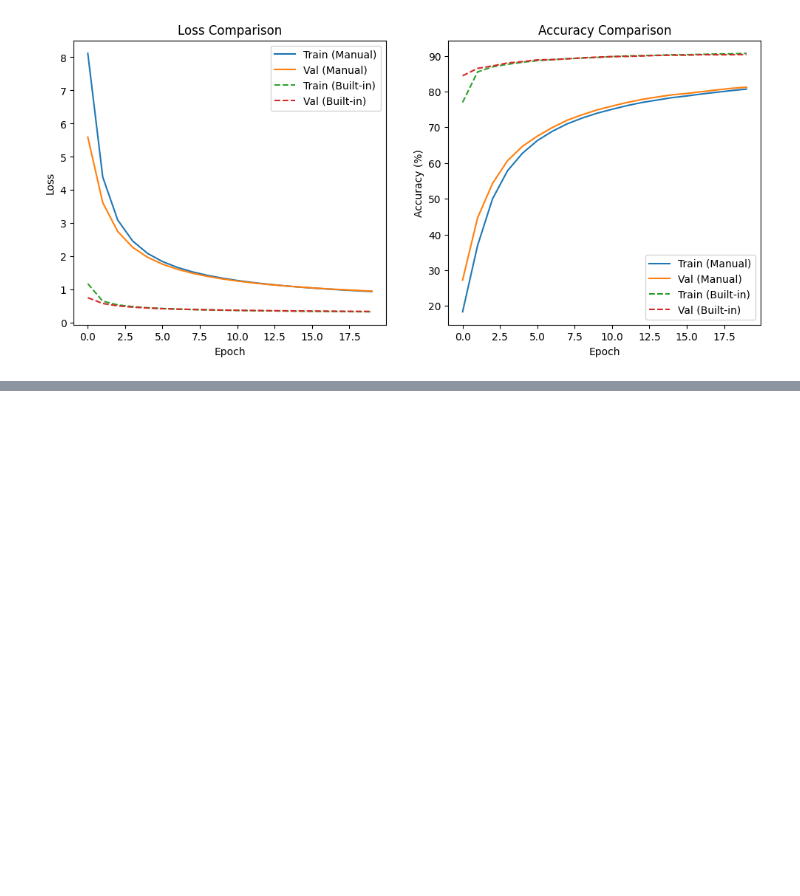
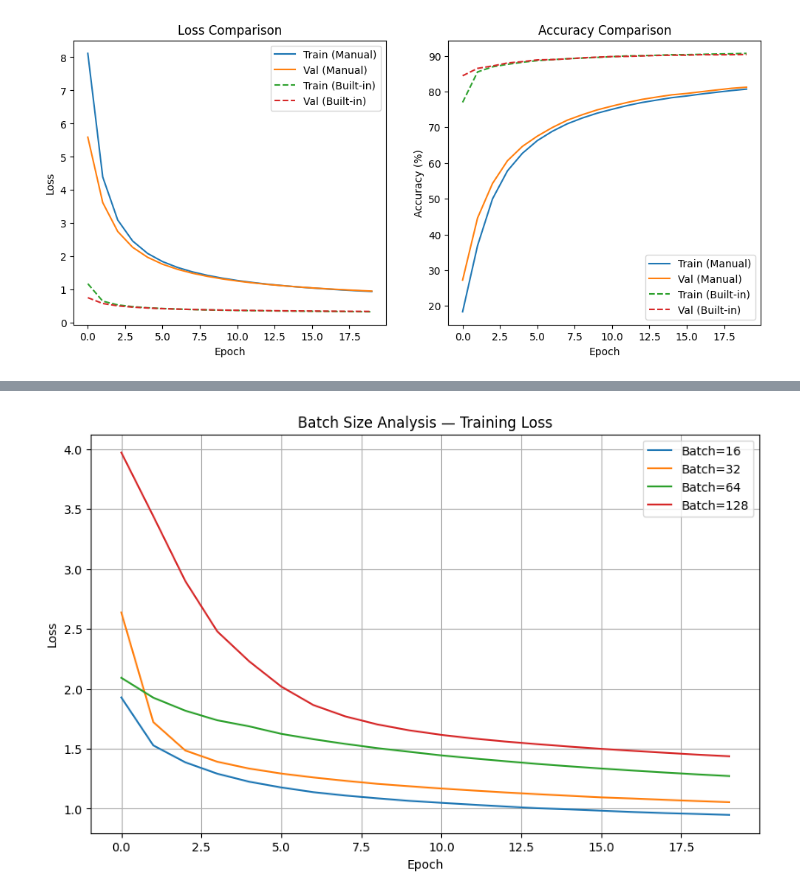
Before and after one commit to ARAHMAN04/ML2, a Jupyter notebook: Part1.ipynb, the cells around one changed output, grey strips where cells are left out. Saved outputs shown, nothing was run; the diff lists cells and outputs as text; code cells hidden in the pictures; blank space fills up the shorter version.

```diff
--- a/Part1.ipynb
+++ b/Part1.ipynb
@@ -858,0 +948,26 @@ plt.show()
+# %%
+batch_sizes = [16, 32, 64, 128]
+epochs = 20
+lr = 0.01  # use the best LR from above
+
+plt.figure(figsize=(10, 6))
+for bs in batch_sizes:
+    W = torch.randn(X_train_t.shape[1], 1, requires_grad=True)
+    b = torch.zeros(1, requires_grad=True)
+    model = (W, b)
+
+    train_loader_bs = DataLoader(TensorDataset(X_train_t, Y_train_t), batch_size=bs, shuffle=True)
+    val_loader_bs = DataLoader(TensorDataset(X_val_t, Y_val_t), batch_size=bs, shuffle=False)
+
+    train_losses, val_losses, _, _ = train_logistic_regression(model, train_loader_bs, val_loader_bs,
+                                                               learning_rate=lr, epochs=epochs)
+    plt.plot(train_losses, label=f"Batch={bs}")
+
+plt.title("Batch Size Analysis — Training Loss")
+plt.xlabel("Epoch")
+plt.ylabel("Loss")
+plt.legend()
+plt.grid(True)
+plt.show()
+# %% [output]
+[figure, added]
```
Also changed, not shown: parts of 3 cells of this notebook.
